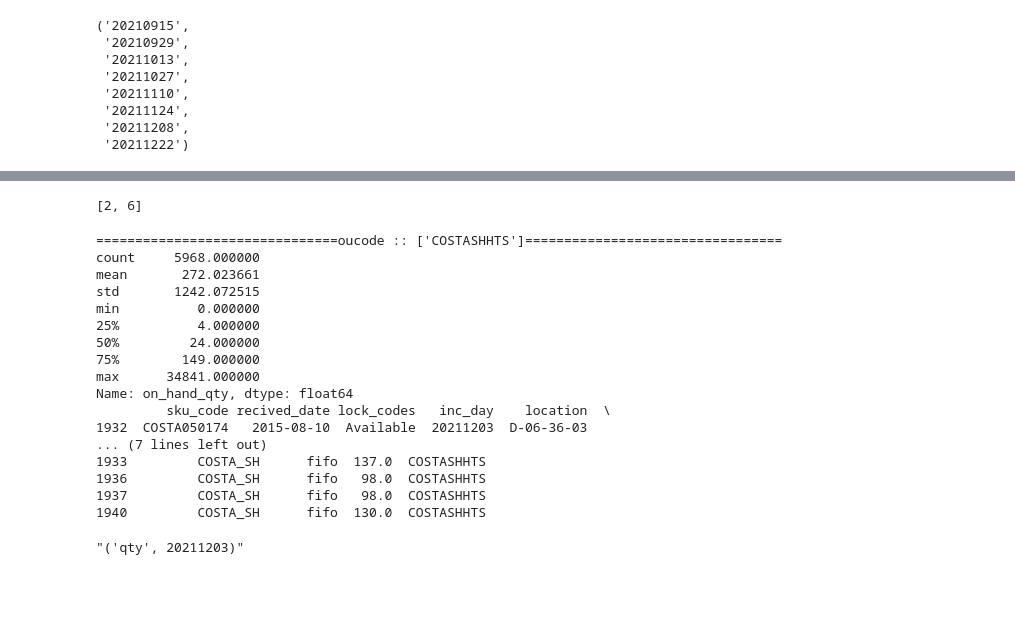
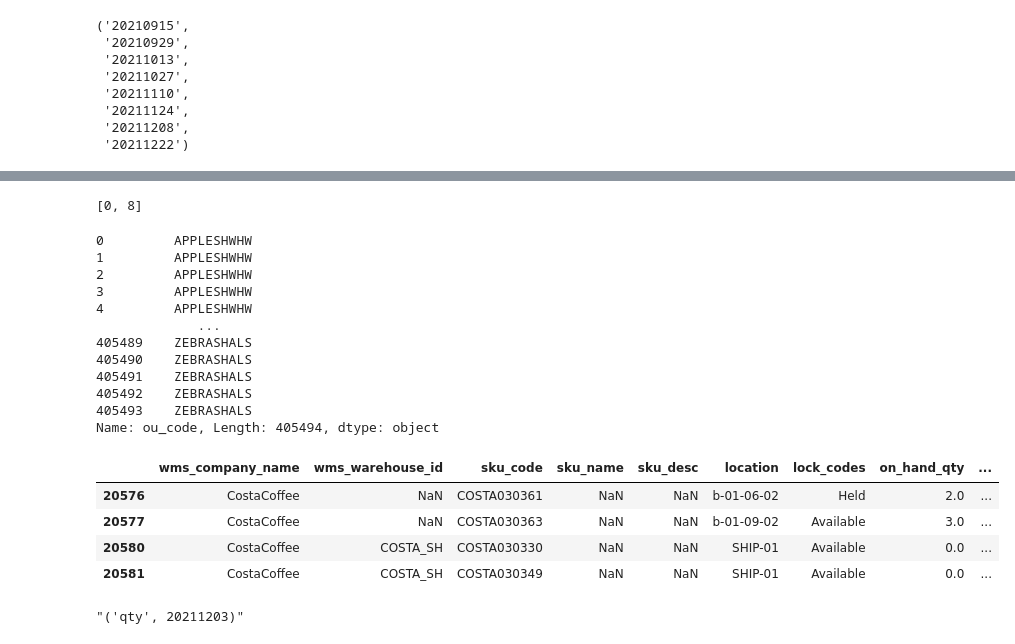
Before and after one commit to fyenne/play10_inv, a Jupyter notebook: inv_fifo.ipynb, the cells around one changed output, grey strips where cells are left out. Saved outputs shown, nothing was run; the diff lists cells and outputs as text; code cells hidden in the pictures; blank space fills up the shorter version.

```diff
--- a/inv_fifo.ipynb
+++ b/inv_fifo.ipynb
@@ -37,13 +37,14 @@ fridays
  '20211222')
 # %%
 %%time
-df = pd.read_csv('./data_down/fifo_2week.csv', sep='\001')
+df = pd.read_csv('./data_down/inv_7_2.csv', sep='\001')
 df.columns = [re.sub('\w+\.', '', i) for i in list(df.columns)]
 df = df.dropna(how = 'all', axis =1)
-time_cols = pd.Series(df.columns)[pd.Series(df.columns).str.lower().str.findall('date|time').apply(len)>0]
+time_cols = pd.Series(df.columns)[
+    pd.Series(df.columns).str.lower().str.findall('date|time').apply(len)>0
+    ]
 df[time_cols] = df[time_cols].apply(lambda x: x.str.slice(0,10))
 df9 = df
-
 from datetime import date, timedelta
 
 # sql = """
@@ -412,56 +426,34 @@ def load_data(ou_code):
         'recived_date','usage_flag', 'fifo_fefo','inc_day', 'ou_code']]
     df['qty'] = df['on_hand_qty']
 
-
-    # 没有重复的 目前看....aaa
-    print("===============================oucode :: %s================================="%df['ou_code'].unique())
-    print(df['on_hand_qty'].describe())
-
-    df = df.groupby(
-        ['recived_date', 'sku_code', 'lock_codes','inc_day', 'location','wms_warehouse_id', 'fifo_fefo'],
-        # dropna = False
-        ).agg(
-    {
-        'qty':'sum',
-    }
-    ).sort_values(['sku_code', 'recived_date']).reset_index()
-    # 只选择有多个收货日期的货物
-    filter0 = df.groupby(['sku_code'])['recived_date'].agg(
-    {
-        set
-    }
-        ).reset_index()
-
-    filter0 = pd.DataFrame(filter0[filter0['set'].apply(len)> 1]['sku_code'].drop_duplicates())
-    bose_inv = filter0.merge(df, on = ['sku_code'], how = 'inner')\
-        .sort_values(['recived_date','sku_code', 'inc_day'])
-    bose_inv['ou_code'] = ou_code
-    print(bose_inv.head())
-    return bose_inv, code
+    return df
 # %% [output]
-[2, 6]
+[0, 8]
+# %%
+df9['ou_code']
+# %% [output]
+0         APPLESHWHW
+1         APPLESHWHW
+2         APPLESHWHW
+3         APPLESHWHW
+4         APPLESHWHW
+             ...
+405489    ZEBRASHALS
+405490    ZEBRASHALS
+405491    ZEBRASHALS
+405492    ZEBRASHALS
+405493    ZEBRASHALS
+Name: ou_code, Length: 405494, dtype: object
 # %%
 # =======================
 # # 只选择多次出库的货物
 # filter = bose.groupby(['recived_date', 'sku_code'])['inc_day'].agg({set}).reset_index()
 # filter = filter[filter['set'].apply(len)> 1][['recived_date','sku_code']].drop_duplicates();filter
-# bose_inv.head(4)
-bose_inv = load_data('COSTASHHTS')[0]
+bose_inv = load_data('COSTASHHTS')
+bose_inv.head(4)
 # %% [output]
-===============================oucode :: ['COSTASHHTS']=================================
-count     5968.000000
-mean       272.023661
-std       1242.072515
-min          0.000000
-25%          4.000000
-50%         24.000000
-75%        149.000000
-max      34841.000000
-Name: on_hand_qty, dtype: float64
-         sku_code recived_date lock_codes   inc_day    location  \
-1932  COSTA050174   2015-08-10  Available  20211203  D-06-36-03
-... (7 lines left out)
-1933         COSTA_SH      fifo  137.0  COSTASHHTS
-1936         COSTA_SH      fifo   98.0  COSTASHHTS
-1937         COSTA_SH      fifo   98.0  COSTASHHTS
-1940         COSTA_SH      fifo  130.0  COSTASHHTS
+|  | wms_company_name | wms_warehouse_id | sku_code | sku_name | sku_desc | location | lock_codes | on_hand_qty | ... |
+| 20576 | CostaCoffee | NaN | COSTA030361 | NaN | NaN | b-01-06-02 | Held | 2.0 | ... |
+| 20577 | CostaCoffee | NaN | COSTA030363 | NaN | NaN | b-01-09-02 | Available | 3.0 | ... |
+| 20580 | CostaCoffee | COSTA_SH | COSTA030330 | NaN | NaN | SHIP-01 | Available | 0.0 | ... |
+| 20581 | CostaCoffee | COSTA_SH | COSTA030349 | NaN | NaN | SHIP-01 | Available | 0.0 | ... |
```
Also changed, not shown: parts of 10 cells of this notebook, 4 other files.
